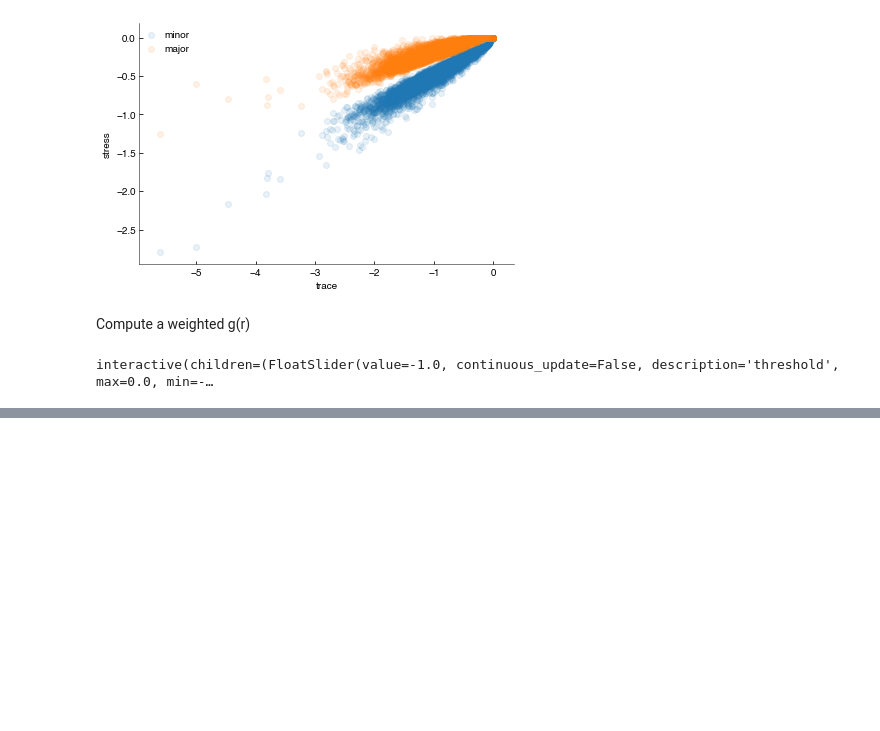
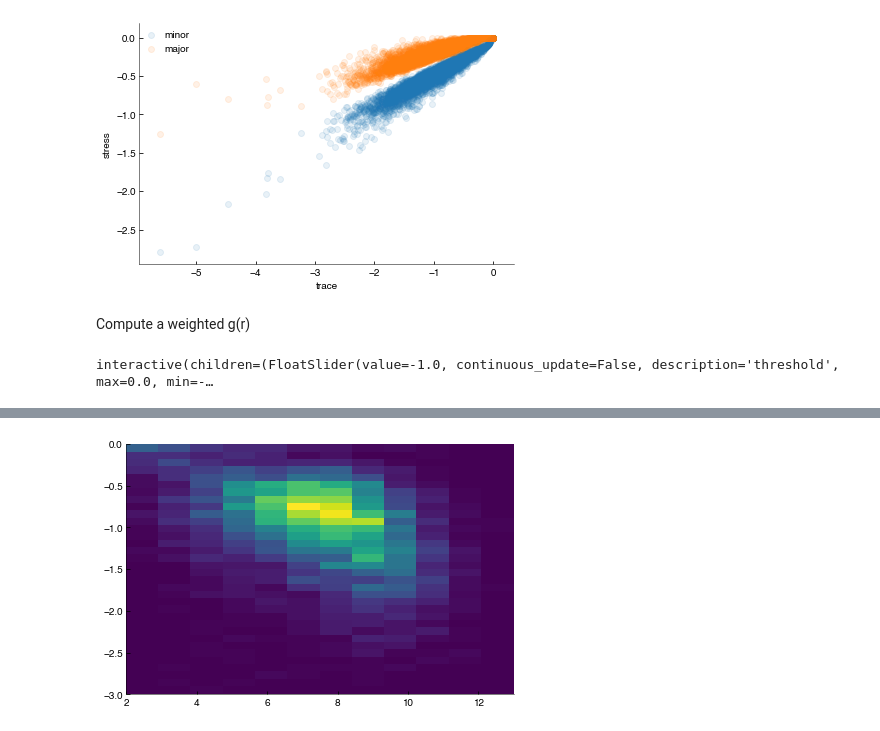
Before and after one commit to FTurci/canard-enchaine, a Jupyter notebook: Analysis.ipynb, the cells around one changed output, grey strips where cells are left out. Drawn from its saved outputs; the diff is of its cells as text; code cells hidden in the pictures; blank space fills up the shorter version.

```diff
--- a/Analysis.ipynb
+++ b/Analysis.ipynb
@@ -299,0 +321,5 @@ interactive(children=(FloatSlider(value=-1.0, description='threshold', max=0.0,
+# %%
+plt.hist2d(c,trace,bins=(12,64));
+plt.ylim(-3,0);
+# %% [output]
+[figure, added]
```
Also changed, not shown: parts of 8 cells of this notebook.
